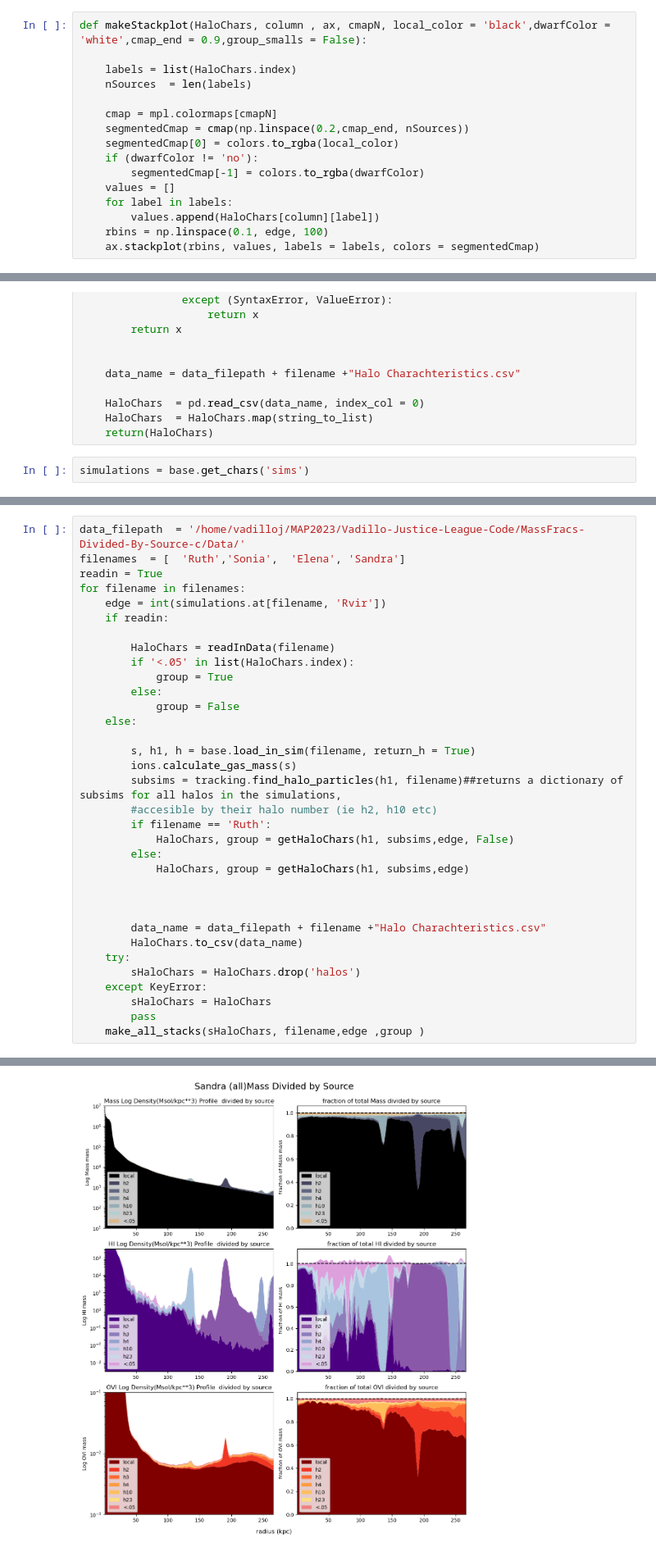
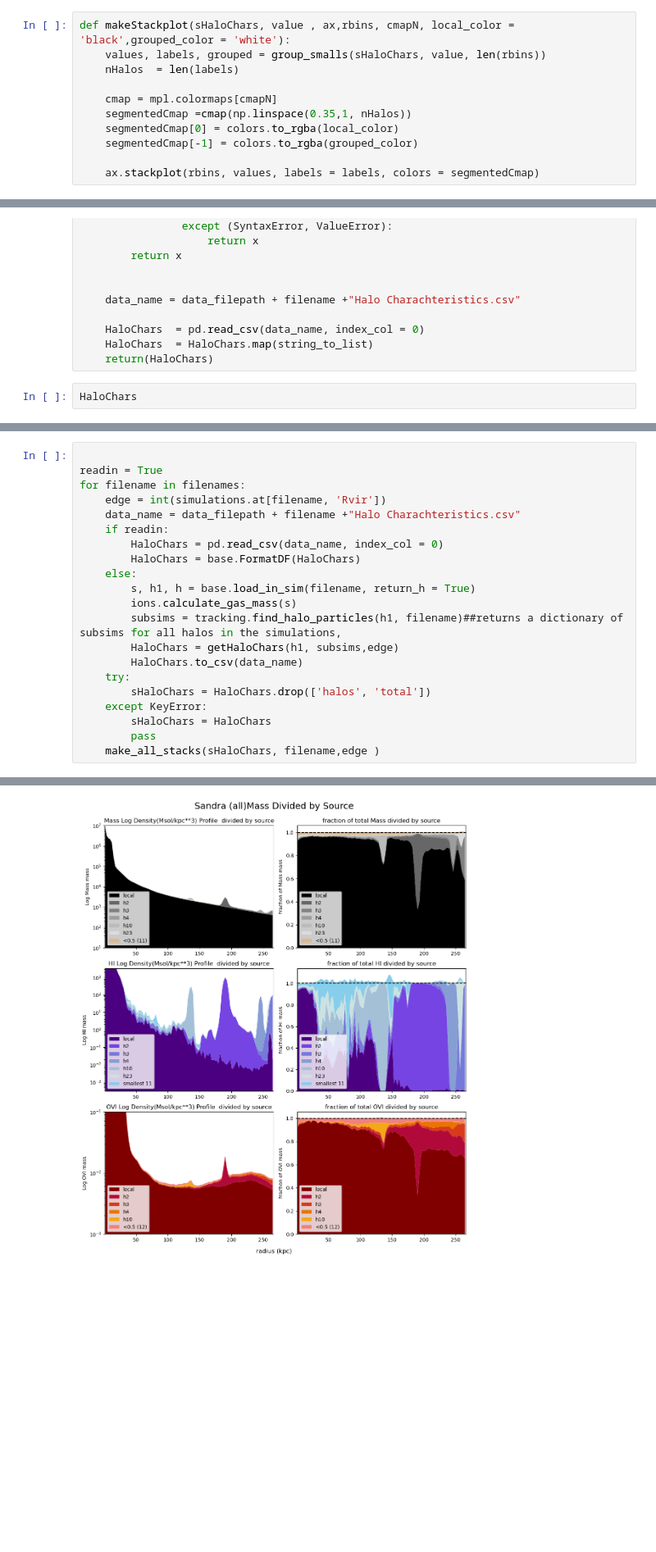
Before and after one commit to J-vadillo/Vadillo-Justice-League-Code, a Jupyter notebook: MassFracs-Divided-By-Source-c/Mass Fractions Divided By Source.ipynb, the cells around one changed output, grey strips where cells are left out. Shown at 82% size. Drawn from its saved outputs; the diff is of its cells as text; blank space fills up the shorter version.

Commit message:
made plots combining multiple sources

```diff
--- a/MassFracs-Divided-By-Source-c/Mass Fractions Divided By Source.ipynb
+++ b/MassFracs-Divided-By-Source-c/Mass Fractions Divided By Source.ipynb
@@ -132,16 +82,11 @@ SimArray(275.60338178, 'kpc')
 # %%
-def makeStackplot(HaloChars, column , ax, cmapN, local_color = 'black',dwarfColor = 'white',cmap_end = 0.9,group_smalls = False):
-
-    labels = list(HaloChars.index)
-    nSources  = len(labels)
+def makeStackplot(sHaloChars, value , ax,rbins, cmapN, local_color = 'black',grouped_color = 'white'):
+    values, labels, grouped = group_smalls(sHaloChars, value, len(rbins))
+    nHalos  = len(labels)
 
     cmap = mpl.colormaps[cmapN]
-    segmentedCmap = cmap(np.linspace(0.2,cmap_end, nSources))
+    segmentedCmap =cmap(np.linspace(0.35,1, nHalos))
     segmentedCmap[0] = colors.to_rgba(local_color)
-    if (dwarfColor != 'no'):
-        segmentedCmap[-1] = colors.to_rgba(dwarfColor)
-    values = []
-    for label in labels:
-        values.append(HaloChars[column][label])
-    rbins = np.linspace(0.1, edge, 100)
+    segmentedCmap[-1] = colors.to_rgba(grouped_color)
+
     ax.stackplot(rbins, values, labels = labels, colors = segmentedCmap)
@@ -223,4 +200,4 @@ def readInData(filename):
     HaloChars  = HaloChars.map(string_to_list)
     return(HaloChars)
 # %%
-simulations = base.get_chars('sims')
+HaloChars
@@ -237,35 +217,22 @@ edge
 # %%
-data_filepath  = '/home/vadilloj/MAP2023/Vadillo-Justice-League-Code/MassFracs-Divided-By-Source-c/Data/'
-filenames  = [  'Ruth','Sonia',  'Elena', 'Sandra']
+
 readin = True
 for filename in filenames:
     edge = int(simulations.at[filename, 'Rvir'])
+    data_name = data_filepath + filename +"Halo Charachteristics.csv"
     if readin:
-
-        HaloChars = readInData(filename)
-        if '<.05' in list(HaloChars.index):
-            group = True
-        else:
-            group = False
+        HaloChars = pd.read_csv(data_name, index_col = 0)
+        HaloChars = base.FormatDF(HaloChars)
     else:
-
         s, h1, h = base.load_in_sim(filename, return_h = True)
         ions.calculate_gas_mass(s)
         subsims = tracking.find_halo_particles(h1, filename)##returns a dictionary of subsims for all halos in the simulations,
-        #accesible by their halo number (ie h2, h10 etc)
-        if filename == 'Ruth':
-            HaloChars, group = getHaloChars(h1, subsims,edge, False)
-        else:
-            HaloChars, group = getHaloChars(h1, subsims,edge)
-
-
-
-        data_name = data_filepath + filename +"Halo Charachteristics.csv"
+        HaloChars = getHaloChars(h1, subsims,edge)
         HaloChars.to_csv(data_name)
     try:
-        sHaloChars = HaloChars.drop('halos')
+        sHaloChars = HaloChars.drop(['halos', 'total'])
     except KeyError:
         sHaloChars = HaloChars
         pass
-    make_all_stacks(sHaloChars, filename,edge ,group )
+    make_all_stacks(sHaloChars, filename,edge )
 # %% [output]
@@ -275 +242 @@ for filename in filenames:
-[figure, old version]
+[figure, new version]
```
Also changed, not shown: parts of 16 cells of this notebook, 12 other files.
